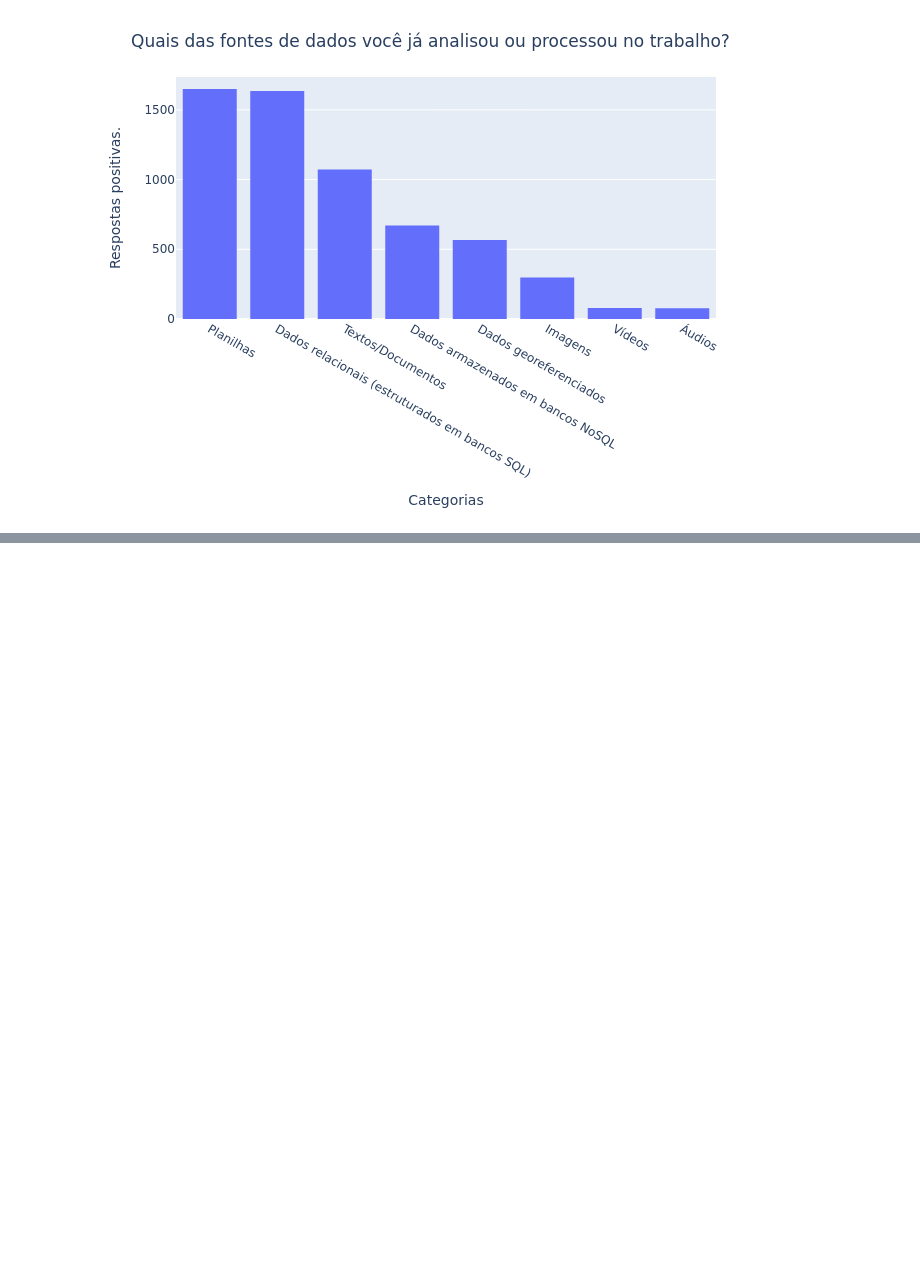
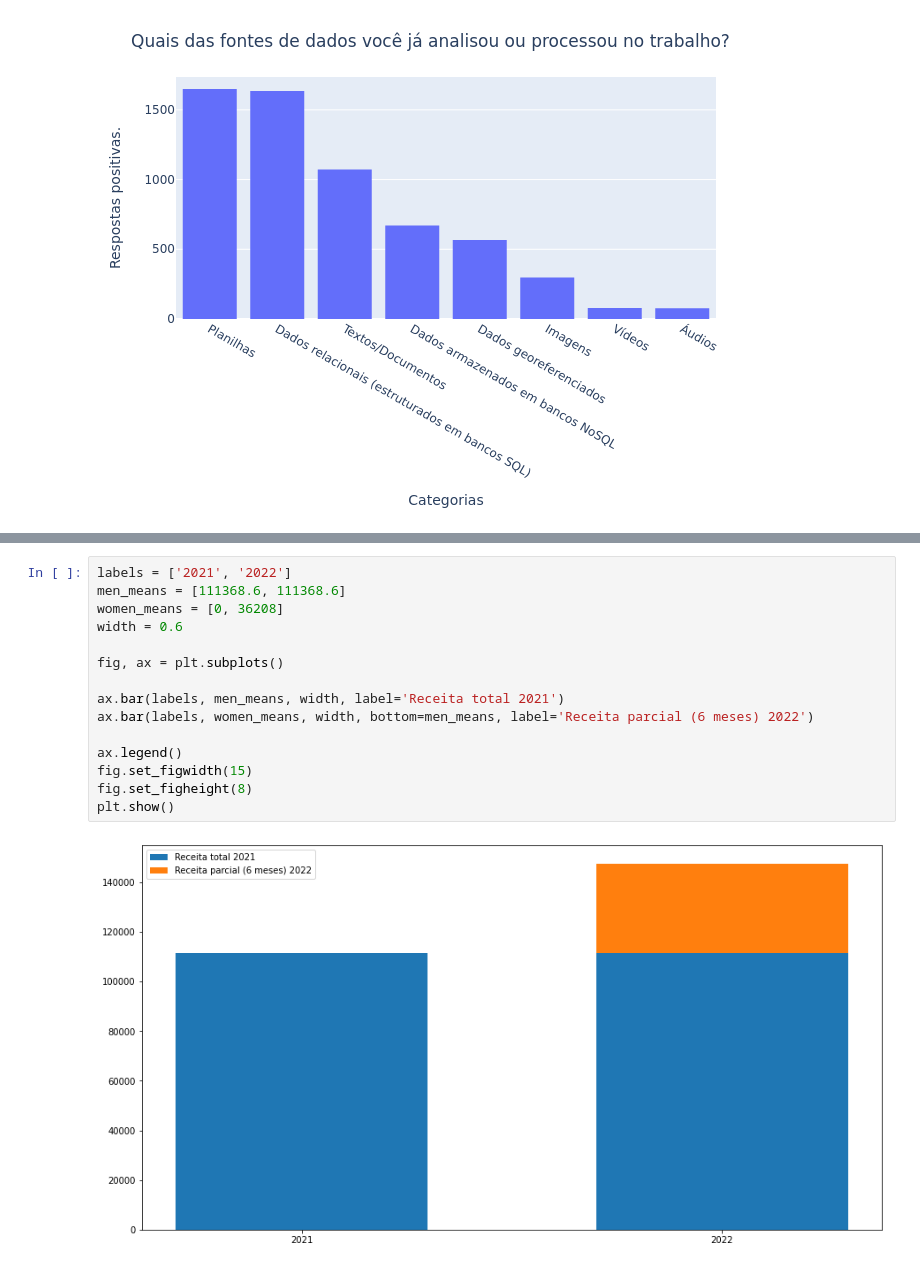
Before and after one commit to anyellequeiroz/State-of-Data-Brazil, a Jupyter notebook: State of data.ipynb, the cells around one changed output, grey strips where cells are left out. Saved outputs shown, nothing was run; the diff lists cells and outputs as text; blank space fills up the shorter version.

```diff
--- a/State of data.ipynb
+++ b/State of data.ipynb
@@ -936,0 +988,17 @@ fig.show("png")
+# %%
+labels = ['2021', '2022']
+men_means = [111368.6, 111368.6]
+women_means = [0, 36208]
+width = 0.6
+
+fig, ax = plt.subplots()
+
+ax.bar(labels, men_means, width, label='Receita total 2021')
+ax.bar(labels, women_means, width, bottom=men_means, label='Receita parcial (6 meses) 2022')
+
+ax.legend()
+fig.set_figwidth(15)
+fig.set_figheight(8)
+plt.show()
+# %% [output]
+[figure, added]
```
Also changed, not shown: parts of 9 cells of this notebook.
